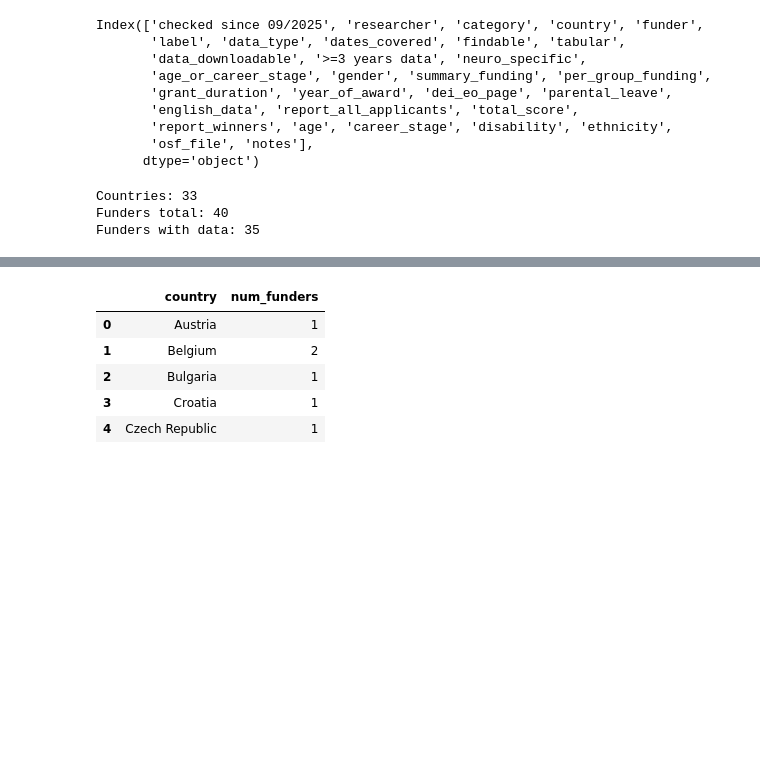
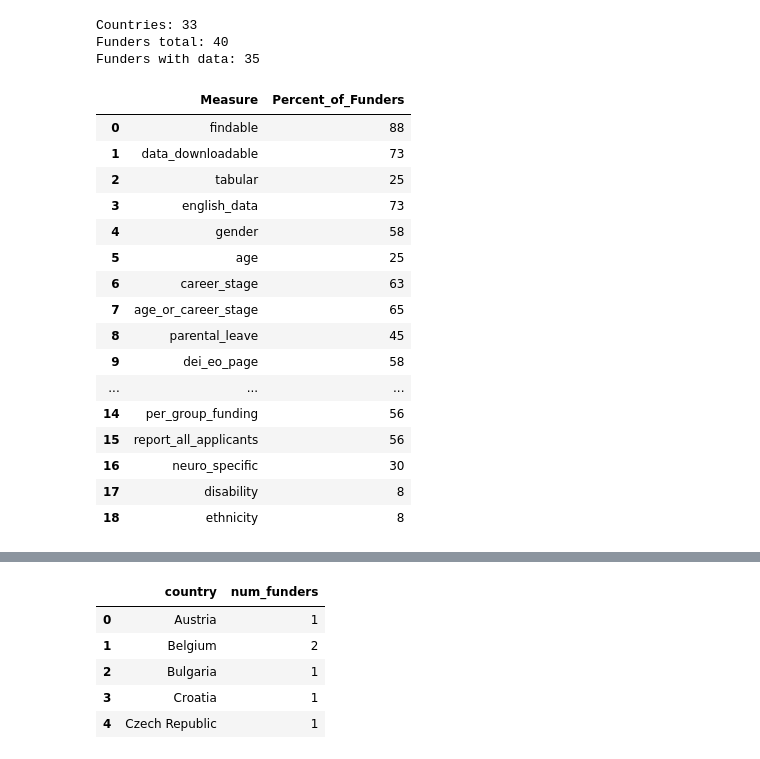
Before and after one commit to WomenInNeuroscience/funders_project, a Jupyter notebook: code/funder_analysis.ipynb, the cells around one changed output, grey strips where cells are left out. Saved outputs shown, nothing was run; the diff lists cells and outputs as text; code cells hidden in the pictures; blank space fills up the shorter version.

```diff
--- a/code/funder_analysis.ipynb
+++ b/code/funder_analysis.ipynb
@@ -28,18 +28,6 @@ figures_p.mkdir(parents=True, exist_ok=True)
 # %%
 # Load data
 df = pd.read_csv(stats_p)
-# %%
-df.columns
-# %% [output]
-Index(['checked since 09/2025', 'researcher', 'category', 'country', 'funder',
-       'label', 'data_type', 'dates_covered', 'findable', 'tabular',
-       'data_downloadable', '>=3 years data', 'neuro_specific',
-       'age_or_career_stage', 'gender', 'summary_funding', 'per_group_funding',
-       'grant_duration', 'year_of_award', 'dei_eo_page', 'parental_leave',
-       'english_data', 'report_all_applicants', 'total_score',
-       'report_winners', 'age', 'career_stage', 'disability', 'ethnicity',
-       'osf_file', 'notes'],
-      dtype='object')
 # %%
 # Total unique countries
 num_countries = df['country'].nunique()
@@ -60,6 +48,46 @@ print(f"Funders with data: {num_funders_with_data}")
 Countries: 33
 Funders total: 40
 Funders with data: 35
+# %%
+cols = [
+    "findable","data_downloadable", "tabular", "english_data",
+    "gender", "age","career_stage","age_or_career_stage", "parental_leave", "dei_eo_page",
+    "year_of_award", "grant_duration", ">=3 years data",
+    "summary_funding", "per_group_funding", "report_all_applicants",
+    "neuro_specific",
+     "disability","ethnicity"]
+
+# Collapse funders to their max values
+funder_max = df.groupby('label')[cols].max().reset_index()
+
+# Compute percentages
+percentages = np.ceil(
+    (funder_max[cols].sum() / len(funder_max) * 100)
+    .reindex(cols)
+).astype(int)
+
+percentages_df = percentages.reset_index()
+percentages_df.columns = ['Measure', 'Percent_of_Funders']
+
+percentages_df
+# %% [output]
+|  | Measure | Percent_of_Funders |
+| 0 | findable | 88 |
+| 1 | data_downloadable | 73 |
+| 2 | tabular | 25 |
+| 3 | english_data | 73 |
+| 4 | gender | 58 |
+| 5 | age | 25 |
+| 6 | career_stage | 63 |
+| 7 | age_or_career_stage | 65 |
+| 8 | parental_leave | 45 |
+| 9 | dei_eo_page | 58 |
+| ... | ... | ... |
+| 14 | per_group_funding | 56 |
+| 15 | report_all_applicants | 56 |
+| 16 | neuro_specific | 30 |
+| 17 | disability | 8 |
+| 18 | ethnicity | 8 |
 # %%
 # Get the frequency of each data type
 data_type_counts = df['data_type'].value_counts().reset_index()
```
Also changed, not shown: parts of 14 cells of this notebook, 7 other files.
